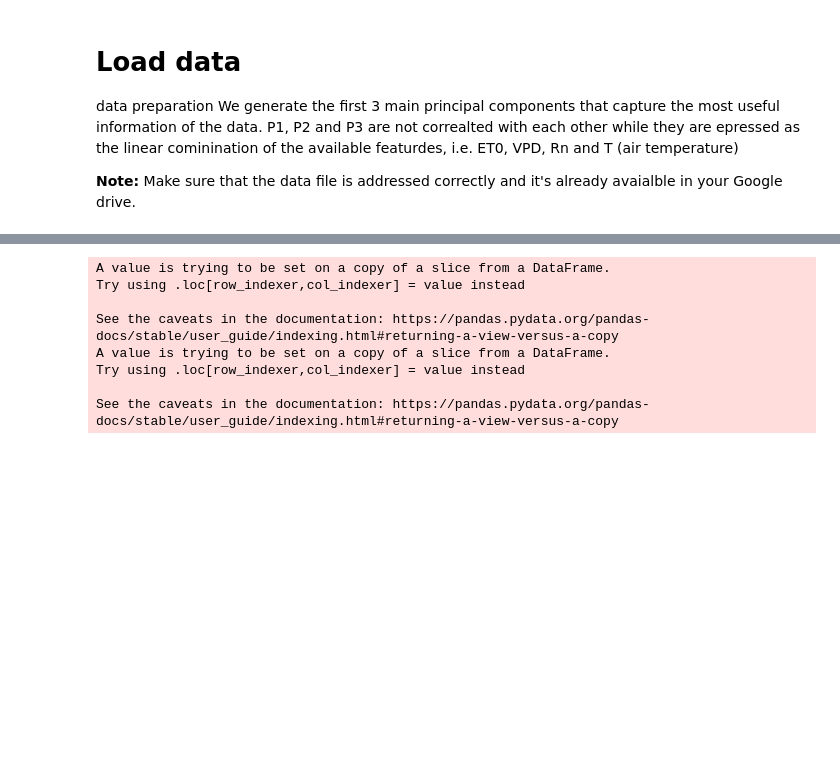
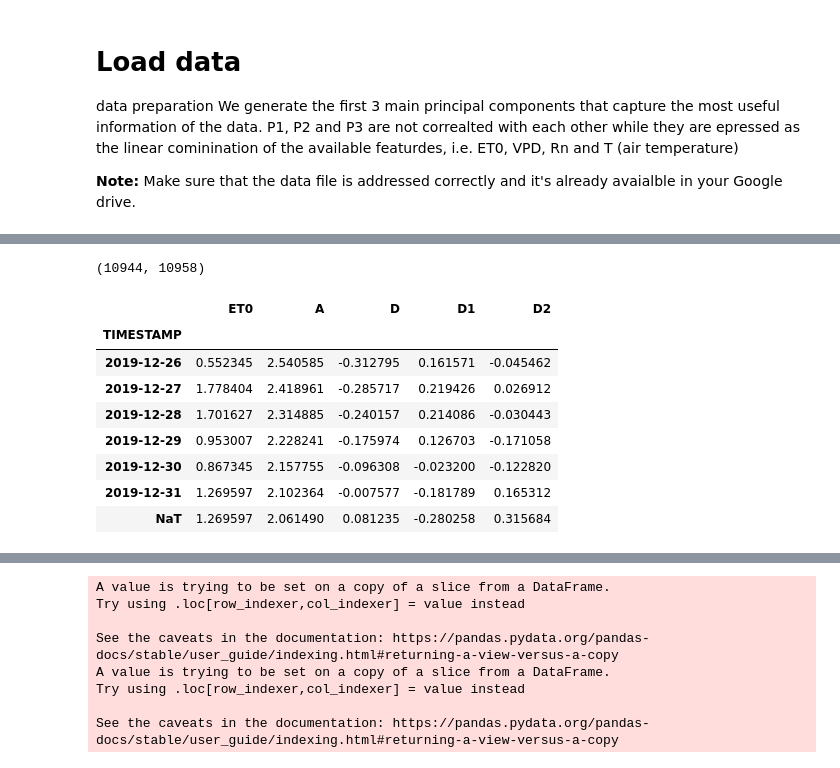
Before and after one commit to ekourkchi/Weather_research, a Jupyter notebook: MODWT_GPR_PSO.ipynb, the cells around one changed output, grey strips where cells are left out. Cells and saved outputs as stored; diff of their text form; code cells hidden in the pictures; blank space fills up the shorter version.

```diff
--- a/MODWT_GPR_PSO.ipynb
+++ b/MODWT_GPR_PSO.ipynb
@@ -141,3 +141,36 @@ def ADD(data, features=None, paramName='ET0'):
     features[paramName] = data[paramName]
 
   return features
+# %%
+N = len(data)
+MaxDecomLev = np.floor(np.log10(len(data['ET0'])/np.log10(2)))
+r = np.int(np.floor(N/2**MaxDecomLev))
+n = np.int(r * 2**MaxDecomLev)
+
+n, N
+# %% [output]
+(10944, 10958)
+# %%
+e = 0
+
+AT = pywt.swt(data['ET0'].values[-n:], 'db8', level=4, norm=True, trim_approx=False)
+
+features = data.iloc[-n:][['ET0']]
+features['A'] = AT[0][0]
+features['D'] = AT[0][1]
+# features['A1'] = AT[1][0]
+features['D1'] = AT[1][1]
+# features['A2'] = AT[2][0]
+features['D2'] = AT[2][1]
+
+features.tail(7)
+# %% [output]
+|  | ET0 | A | D | D1 | D2 |
+| TIMESTAMP |  |  |  |  |  |
+| 2019-12-26 | 0.552345 | 2.540585 | -0.312795 | 0.161571 | -0.045462 |
+| 2019-12-27 | 1.778404 | 2.418961 | -0.285717 | 0.219426 | 0.026912 |
+| 2019-12-28 | 1.701627 | 2.314885 | -0.240157 | 0.214086 | -0.030443 |
+| 2019-12-29 | 0.953007 | 2.228241 | -0.175974 | 0.126703 | -0.171058 |
+| 2019-12-30 | 0.867345 | 2.157755 | -0.096308 | -0.023200 | -0.122820 |
+| 2019-12-31 | 1.269597 | 2.102364 | -0.007577 | -0.181789 | 0.165312 |
+| NaT | 1.269597 | 2.061490 | 0.081235 | -0.280258 | 0.315684 |
```
Also changed, not shown: parts of 12 cells of this notebook.
